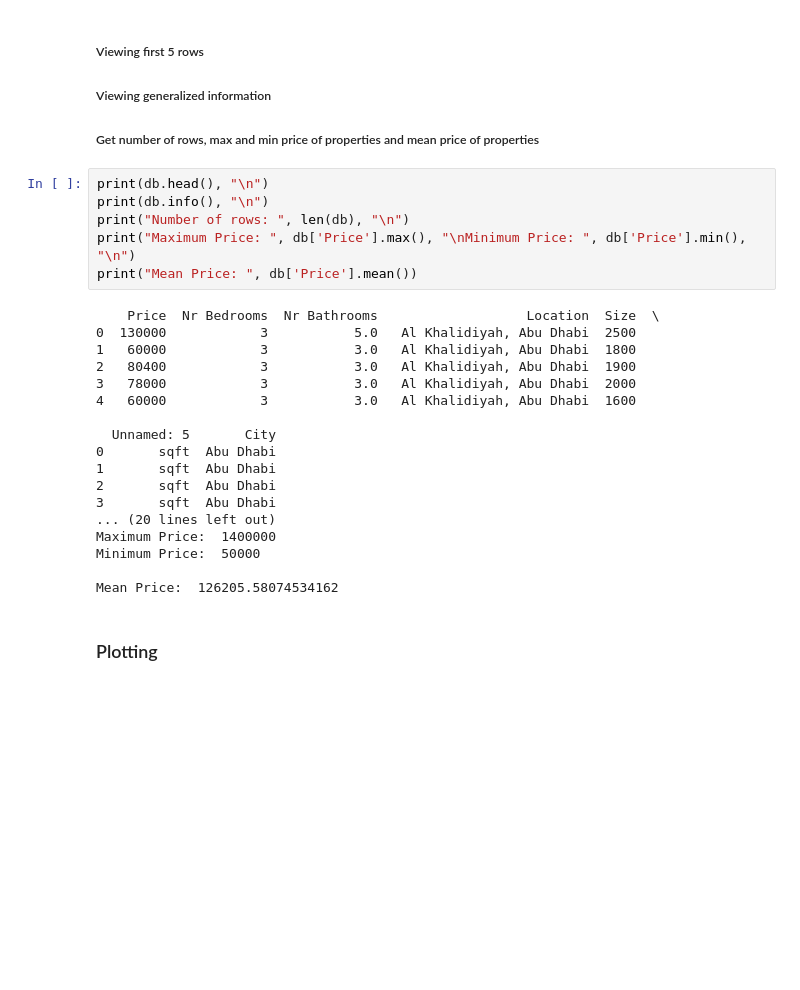
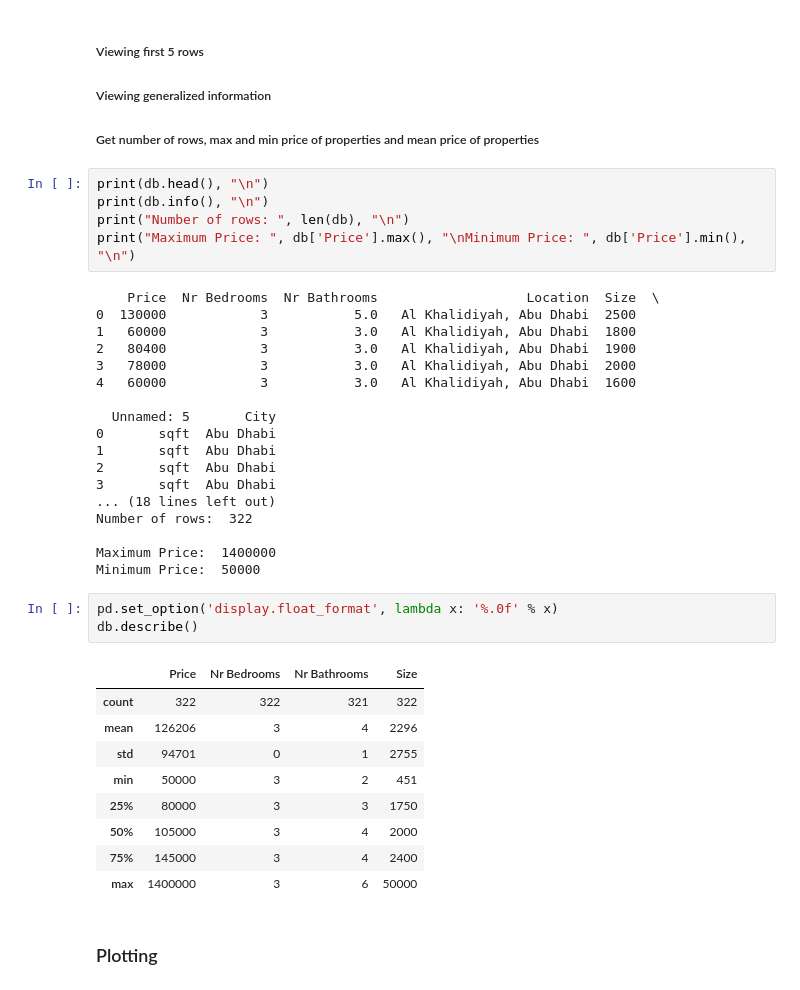
Before and after one commit to HamdanAlhajeri/StatisticsDubbizle, a Jupyter notebook: Data.ipynb, the cells around one changed output. Saved outputs shown, nothing was run; the diff lists cells and outputs as text; blank space fills up the shorter version.

```diff
--- a/Data.ipynb
+++ b/Data.ipynb
@@ -17,7 +17,6 @@ print(db.head(), "\n")
 print(db.info(), "\n")
 print("Number of rows: ", len(db), "\n")
 print("Maximum Price: ", db['Price'].max(), "\nMinimum Price: ", db['Price'].min(), "\n")
-print("Mean Price: ", db['Price'].mean())
 # %% [output]
     Price  Nr Bedrooms  Nr Bathrooms                   Location  Size  \
 0  130000            3           5.0   Al Khalidiyah, Abu Dhabi  2500
@@ -31,11 +30,24 @@ print("Mean Price: ", db['Price'].mean())
 1       sqft  Abu Dhabi
 2       sqft  Abu Dhabi
 3       sqft  Abu Dhabi
-... (20 lines left out)
+... (18 lines left out)
+Number of rows:  322
+
 Maximum Price:  1400000
 Minimum Price:  50000
-
-Mean Price:  126205.58074534162
+# %%
+pd.set_option('display.float_format', lambda x: '%.0f' % x)
+db.describe()
+# %% [output]
+|  | Price | Nr Bedrooms | Nr Bathrooms | Size |
+| count | 322 | 322 | 321 | 322 |
+| mean | 126206 | 3 | 4 | 2296 |
+| std | 94701 | 0 | 1 | 2755 |
+| min | 50000 | 3 | 2 | 451 |
+| 25% | 80000 | 3 | 3 | 1750 |
+| 50% | 105000 | 3 | 4 | 2000 |
+| 75% | 145000 | 3 | 4 | 2400 |
+| max | 1400000 | 3 | 6 | 50000 |
 # %% [markdown]
 ### Plotting
 # %% [markdown]
```
Also changed, not shown: parts of 1 cell of this notebook, 3 other files.
